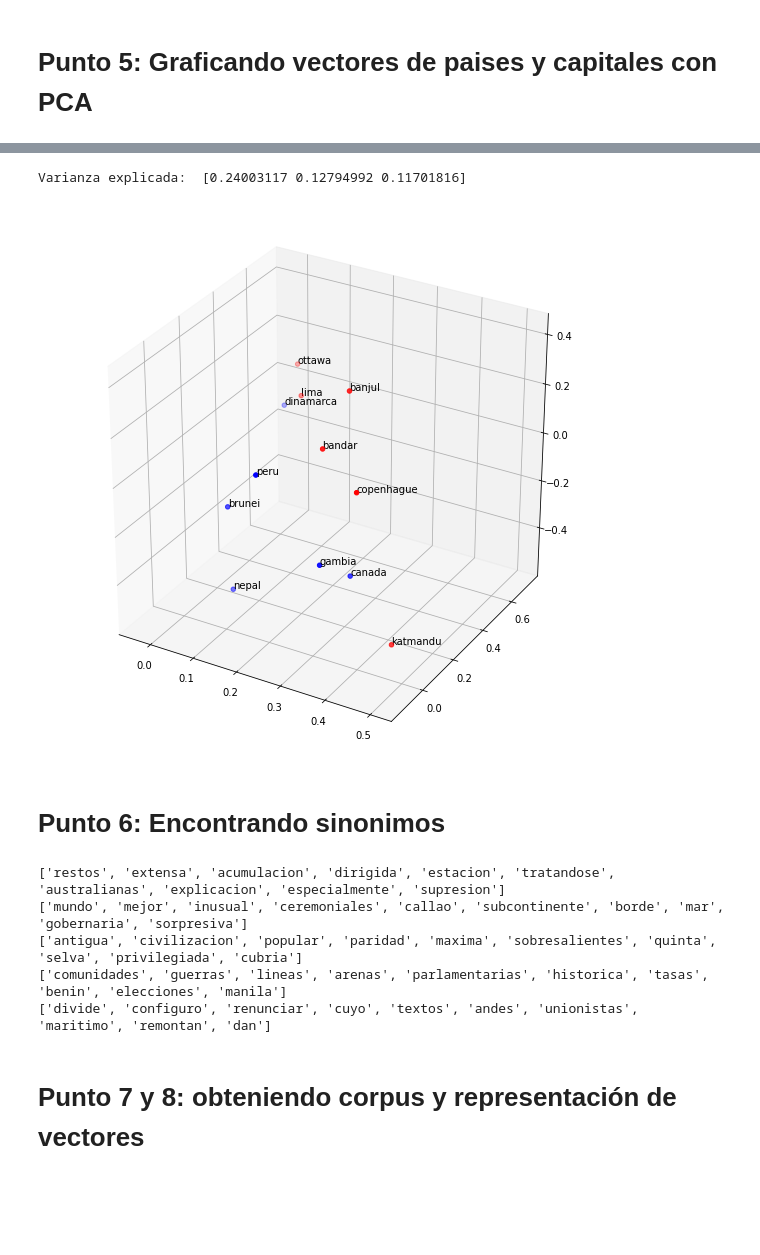
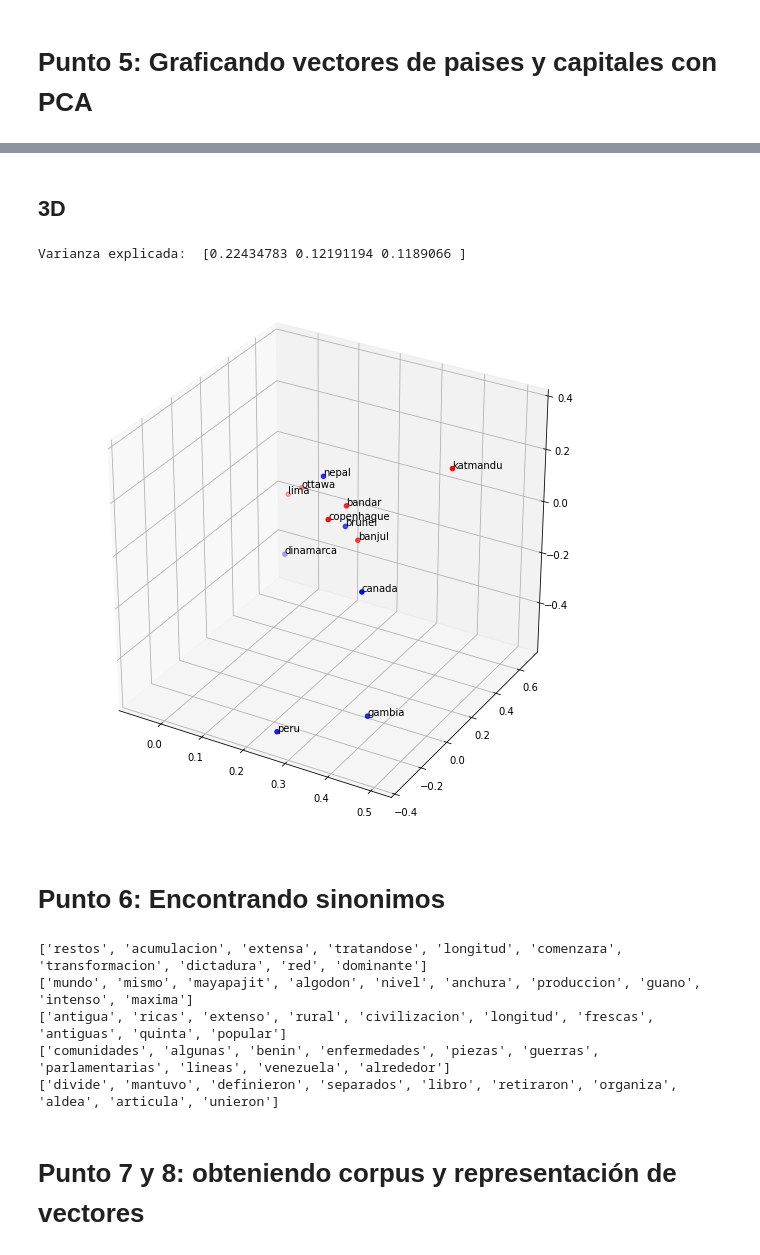
Before and after one commit to FelipeGuz/NLP_word2vec_bag_of_words, a Jupyter notebook: Proyecto_II_word2vec.ipynb, the cells around one changed output, grey strips where cells are left out. Drawn from its saved outputs; the diff is of its cells as text; code cells hidden in the pictures; blank space fills up the shorter version.

```diff
--- a/Proyecto_II_word2vec.ipynb
+++ b/Proyecto_II_word2vec.ipynb
@@ -289,7 +289,7 @@ capital = np.array([r_peru,r_nepal,r_brunei,r_canada,r_dinamarca]).mean(axis=0)
 # Punto 4: Locally Sensitive Hashing
 # %%
 # Modelo con 4 divisiones y vectores de R^100
-lsh = lshash.LSHash(4, 100)
+lsh = lshash.LSHash(4, 100,num_hashtables=10)
 
 for word in D:
     lsh.index(word)
@@ -315,0 +376,14 @@ M = D[M_indx,:]
+# %%
+fig = plt.figure(figsize=(8,8))
+ax = plt.axes()
+
+x = pca.components_[0,:]
+y = pca.components_[1,:]
+
+labels = ['peru','nepal','brunei','canada','dinamarca','gambia','lima','katmandu','bandar','ottawa','copenhague','banjul']
+
+plt.scatter(x[0:6],y[0:6],color='b')
+plt.scatter(x[6:],y[6:],color='r')
+
+for label in range(12):
+    ax.text(xdata[label],ydata[label],labels[label])
@@ -316,3 +392,5 @@ M = D[M_indx,:]
+# %% [markdown]
+## 3D
 # %%
 # Aplicando PCA con 3 componentes
 pca = PCA(n_components=3)
@@ -320,27 +398,27 @@ pca.fit(M.T)
 
 print("Varianza explicada: ",pca.explained_variance_ratio_)
 # %% [output]
-Varianza explicada:  [0.24003117 0.12794992 0.11701816]
+Varianza explicada:  [0.22434783 0.12191194 0.1189066 ]
 # %%
 # Graficando las componentes de PCA
 fig = plt.figure(figsize=(10,10))
 ax = plt.axes(projection='3d')
 
 
 labels = ['peru','nepal','brunei','canada','dinamarca','gambia','lima','katmandu','bandar','ottawa','copenhague','banjul']
 
 # componentes de PCA
 xdata = pca.components_[0,:]
 ydata = pca.components_[1,:]
 zdata = pca.components_[2,:]
 
 ax.scatter3D(xdata[0:6], ydata[0:6], zdata[0:6],color='b')
 ax.scatter3D(xdata[6:], ydata[6:], zdata[6:],color='r')
 
 for label in range(12):
-    ax.text(x[label],y[label],z[label],labels[label])
+    ax.text(xdata[label],ydata[label],zdata[label],labels[label])
 # %% [output]
-[figure, old version]
+[figure, new version]
 # %% [markdown]
 # Punto 6: Encontrando sinonimos
 # %%
@@ -363,11 +441,11 @@ for word in indx_vec:
     vecinos = lsh.query(word.tolist(),num_results=top,distance_func='cosine')
     print([index_to_word[getIndex(D,vecinos[i][0][0])] for i in range(len(vecinos))])
 # %% [output]
-['restos', 'extensa', 'acumulacion', 'dirigida', 'estacion', 'tratandose', 'australianas', 'explicacion', 'especialmente', 'supresion']
-['mundo', 'mejor', 'inusual', 'ceremoniales', 'callao', 'subcontinente', 'borde', 'mar', 'gobernaria', 'sorpresiva']
-['antigua', 'civilizacion', 'popular', 'paridad', 'maxima', 'sobresalientes', 'quinta', 'selva', 'privilegiada', 'cubria']
-['comunidades', 'guerras', 'lineas', 'arenas', 'parlamentarias', 'historica', 'tasas', 'benin', 'elecciones', 'manila']
-['divide', 'configuro', 'renunciar', 'cuyo', 'textos', 'andes', 'unionistas', 'maritimo', 'remontan', 'dan']
+['restos', 'acumulacion', 'extensa', 'tratandose', 'longitud', 'comenzara', 'transformacion', 'dictadura', 'red', 'dominante']
+['mundo', 'mismo', 'mayapajit', 'algodon', 'nivel', 'anchura', 'produccion', 'guano', 'intenso', 'maxima']
+['antigua', 'ricas', 'extenso', 'rural', 'civilizacion', 'longitud', 'frescas', 'antiguas', 'quinta', 'popular']
+['comunidades', 'algunas', 'benin', 'enfermedades', 'piezas', 'guerras', 'parlamentarias', 'lineas', 'venezuela', 'alrededor']
+['divide', 'mantuvo', 'definieron', 'separados', 'libro', 'retiraron', 'organiza', 'aldea', 'articula', 'unieron']
 # %% [markdown]
 # Punto 7 y 8: obteniendo corpus y representación de vectores
 # %% [markdown]
```
Also changed, not shown: parts of 33 cells of this notebook, 2 other files.
